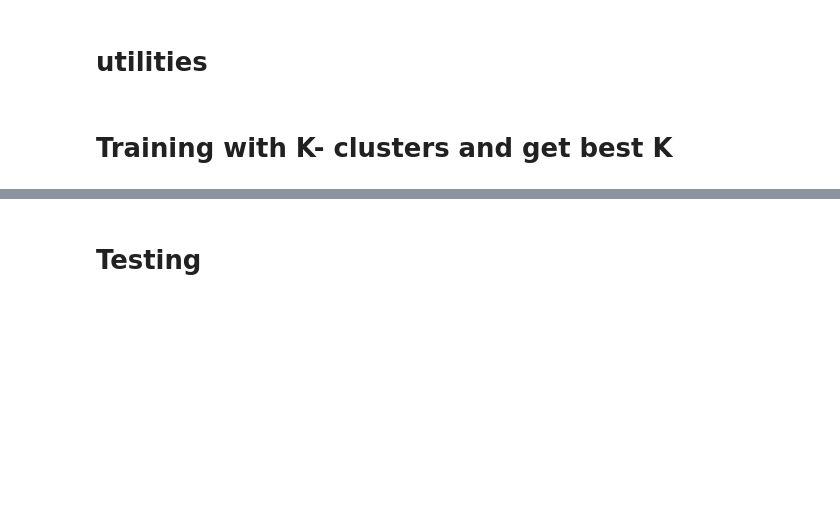
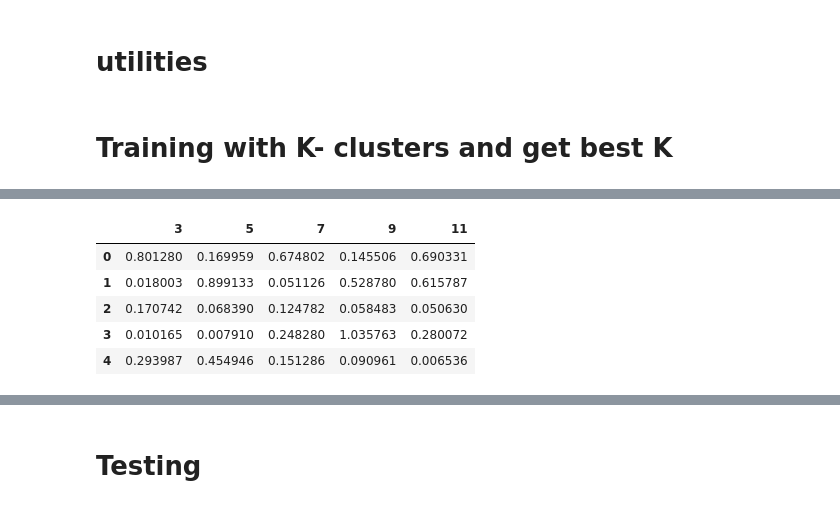
Before and after one commit to kmohab71/Image_Segmentation, a Jupyter notebook: IS.ipynb, the cells around one changed output, grey strips where cells are left out. Drawn from its saved outputs; the diff is of its cells as text; code cells hidden in the pictures; blank space fills up the shorter version.

```diff
--- a/IS.ipynb
+++ b/IS.ipynb
@@ -107,0 +121,9 @@ print(f_measures_pd, entropy_score_pd)
+# %%
+f_measures_pd
+# %% [output]
+|  | 3 | 5 | 7 | 9 | 11 |
+| 0 | 0.801280 | 0.169959 | 0.674802 | 0.145506 | 0.690331 |
+| 1 | 0.018003 | 0.899133 | 0.051126 | 0.528780 | 0.615787 |
+| 2 | 0.170742 | 0.068390 | 0.124782 | 0.058483 | 0.050630 |
+| 3 | 0.010165 | 0.007910 | 0.248280 | 1.035763 | 0.280072 |
+| 4 | 0.293987 | 0.454946 | 0.151286 | 0.090961 | 0.006536 |
```
Also changed, not shown: parts of 7 cells of this notebook, 4 other files.
